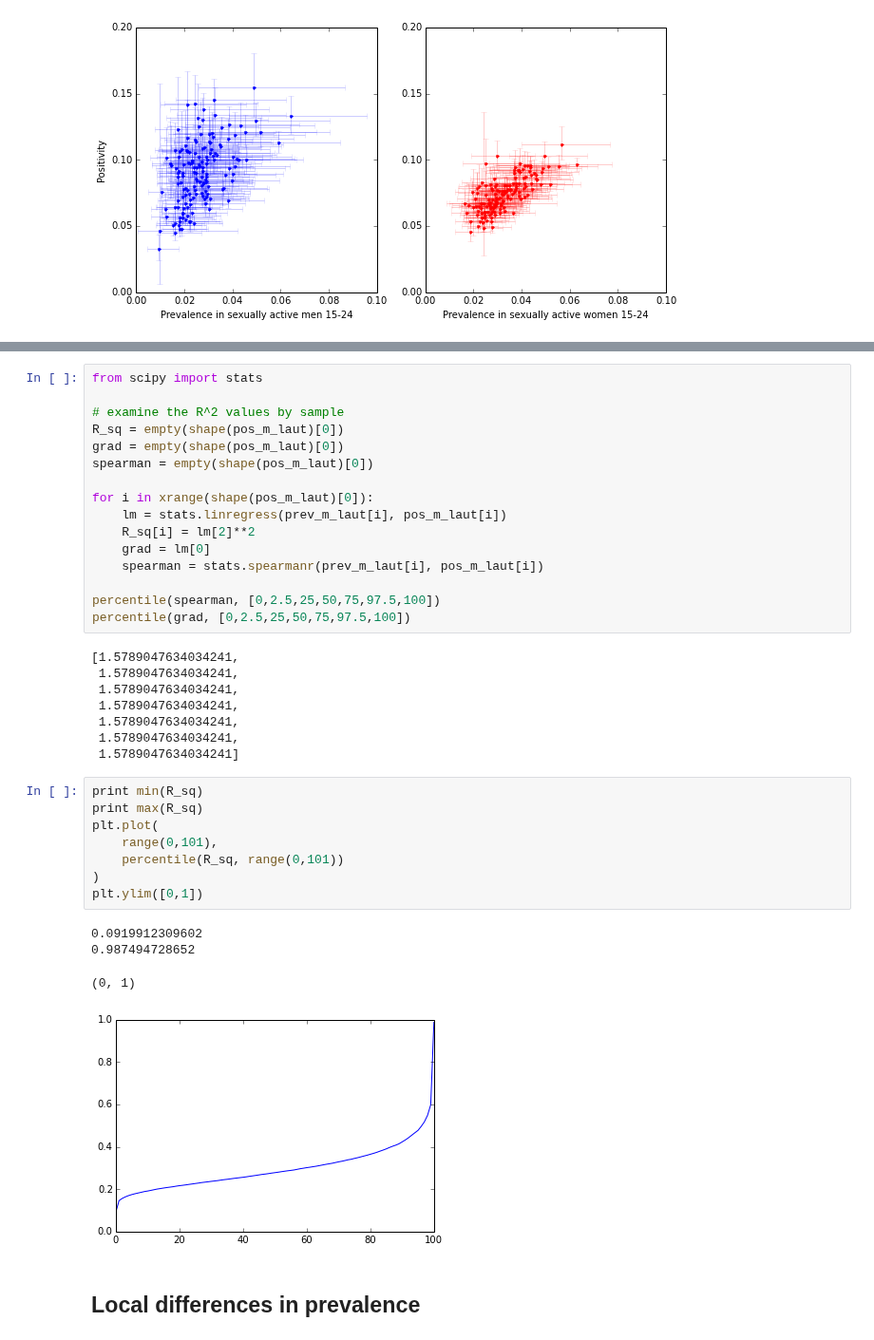
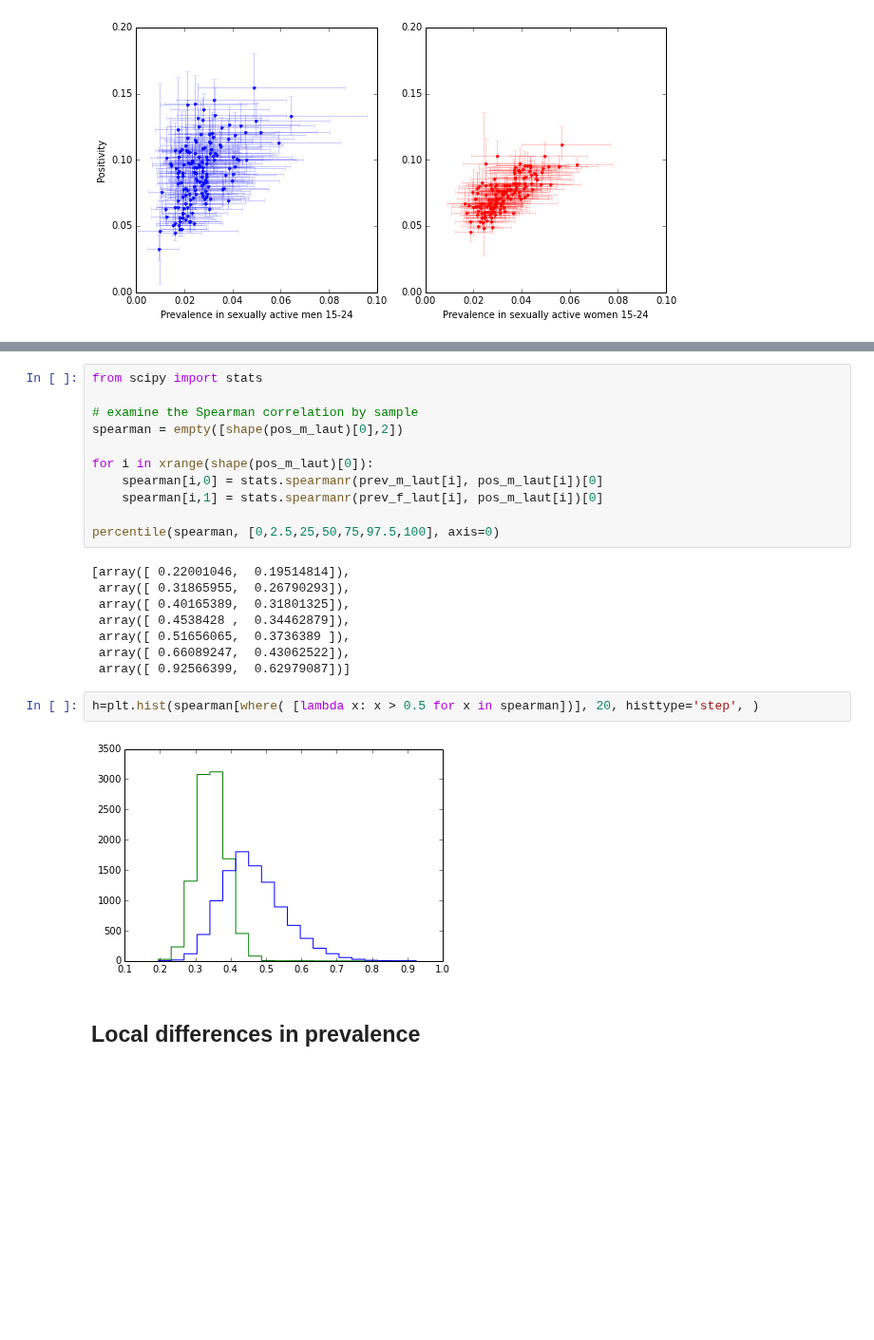
Before and after one commit to joanna-lewis/ct_surveillance, a Jupyter notebook: local_authorities.ipynb, the cells around one changed output, grey strips where cells are left out. Shown at 95% size. Drawn from its saved outputs; the diff is of its cells as text; blank space fills up the shorter version.

```diff
--- a/local_authorities.ipynb
+++ b/local_authorities.ipynb
@@ -225,40 +223,26 @@ print lm[2]
 # %%
 from scipy import stats
 
-# examine the R^2 values by sample
-R_sq = empty(shape(pos_m_laut)[0])
-grad = empty(shape(pos_m_laut)[0])
-spearman = empty(shape(pos_m_laut)[0])
+# examine the Spearman correlation by sample
+spearman = empty([shape(pos_m_laut)[0],2])
 
 for i in xrange(shape(pos_m_laut)[0]):
-    lm = stats.linregress(prev_m_laut[i], pos_m_laut[i])
-    R_sq[i] = lm[2]**2
-    grad = lm[0]
-    spearman = stats.spearmanr(prev_m_laut[i], pos_m_laut[i])
+    spearman[i,0] = stats.spearmanr(prev_m_laut[i], pos_m_laut[i])[0]
+    spearman[i,1] = stats.spearmanr(prev_f_laut[i], pos_m_laut[i])[0]
 
-percentile(spearman, [0,2.5,25,50,75,97.5,100])
-percentile(grad, [0,2.5,25,50,75,97.5,100])
+percentile(spearman, [0,2.5,25,50,75,97.5,100], axis=0)
 # %% [output]
-[1.5789047634034241,
- 1.5789047634034241,
- 1.5789047634034241,
- 1.5789047634034241,
- 1.5789047634034241,
- 1.5789047634034241,
- 1.5789047634034241]
+[array([ 0.22001046,  0.19514814]),
+ array([ 0.31865955,  0.26790293]),
+ array([ 0.40165389,  0.31801325]),
+ array([ 0.4538428 ,  0.34462879]),
+ array([ 0.51656065,  0.3736389 ]),
+ array([ 0.66089247,  0.43062522]),
+ array([ 0.92566399,  0.62979087])]
-# %%
-print min(R_sq)
-print max(R_sq)
-plt.plot(
-    range(0,101),
-    percentile(R_sq, range(0,101))
-)
-plt.ylim([0,1])
-# %% [output]
-0.0919912309602
-0.987494728652
-(0, 1)
-[figure, removed]
+# %%
+h=plt.hist(spearman[where( [lambda x: x > 0.5 for x in spearman])], 20, histtype='step', )
+# %% [output]
+[figure, added]
 # %% [markdown]
 ## Local differences in prevalence
 # %%
```
Also changed, not shown: parts of 11 cells of this notebook.
